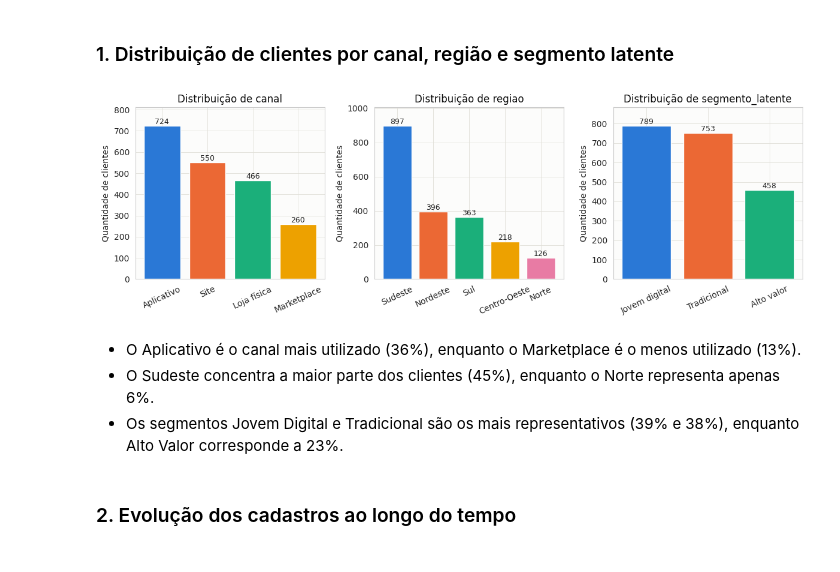
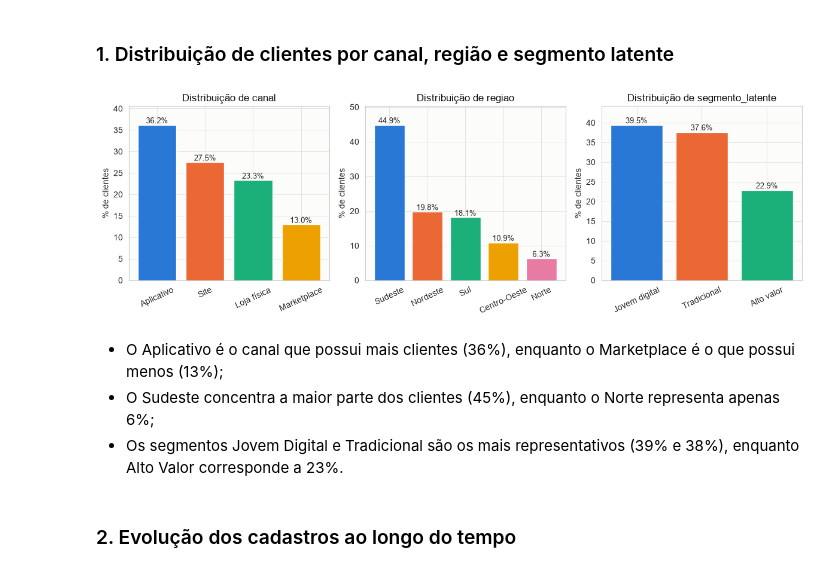
Before and after one commit to maricmello/squad-data-science, a Jupyter notebook: Case 1/EDA.ipynb, the cells around one changed output. Cells and saved outputs as stored; diff of their text form; code cells hidden in the pictures.

```diff
--- a/Case 1/EDA.ipynb
+++ b/Case 1/EDA.ipynb
@@ -444,9 +444,11 @@ Gasto como % da renda — média: 24.8%  desvio: 12.1%
 # %%
 fig, ax = plt.subplots(figsize=(5.5, 4.5))
 counts = df['plano'].value_counts().reindex(plano_order)
-ax.bar(counts.index, counts.values, color=CAT_ORDER[:len(plano_order)])
+bars = ax.bar(counts.index, counts.values, color=CAT_ORDER[:len(plano_order)])
+ax.bar_label(bars, padding=3)
 ax.set_title('Nº de clientes por plano')
 ax.set_ylabel('Contagem')
+ax.set_ylim(0, counts.max() * 1.12)
 plt.tight_layout()
 plt.show()
 # %% [output]
@@ -594,44 +686,44 @@ plt.show()
 # %%
 #Quantidade de clientes por canal, região e segmento latente
 fig, axes = plt.subplots(1, 3, figsize=(12, 4))
 
 for ax, col in zip(
     axes,
     ['canal', 'regiao', 'segmento_latente']
 ):
 
-    counts = df[col].value_counts()
+    counts_pct = df[col].value_counts(normalize=True) * 100
 
     bars = ax.bar(
-        counts.index,
-        counts.values,
-        color=CAT_ORDER[:len(counts)]
+        counts_pct.index,
+        counts_pct.values,
+        color=CAT_ORDER[:len(counts_pct)]
     )
 
     ax.set_title(f'Distribuição de {col}')
-    ax.set_ylabel('Quantidade de clientes')
+    ax.set_ylabel('% de clientes')
     ax.tick_params(axis='x', rotation=25)
 
 
-    for bar, value in zip(bars, counts.values):
+    for bar, value in zip(bars, counts_pct.values):
         ax.text(
             bar.get_x() + bar.get_width() / 2,
             bar.get_height(),
-            f'{value}',
+            f'{value:.1f}%',
             ha='center',
             va='bottom',
             fontsize=9
         )
 
-    ax.set_ylim(0, counts.max() * 1.12)
+    ax.set_ylim(0, counts_pct.max() * 1.12)
 
 plt.tight_layout()
 plt.show()
 # %% [output]
-[figure, old version]
+[figure, new version]
 # %% [markdown]
-* O Aplicativo é o canal mais utilizado (36%), enquanto o Marketplace é o menos utilizado (13%).
-* O Sudeste concentra a maior parte dos clientes (45%), enquanto o Norte representa apenas 6%.
+* O Aplicativo é o canal que possui mais clientes (36%), enquanto o Marketplace é o que possui menos (13%);
+* O Sudeste concentra a maior parte dos clientes (45%), enquanto o Norte representa apenas 6%;
 * Os segmentos Jovem Digital e Tradicional são os mais representativos (39% e 38%), enquanto Alto Valor corresponde a 23%.
 # %% [markdown]
 ### 2. Evolução dos cadastros ao longo do tempo
```
Also changed, not shown: parts of 27 cells of this notebook, 1 other file.
